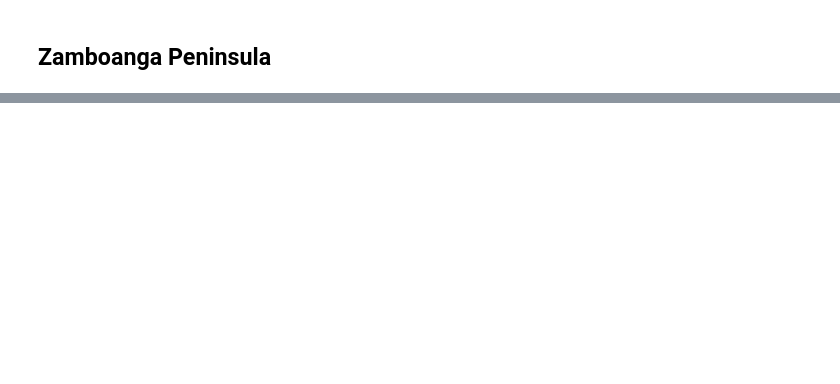
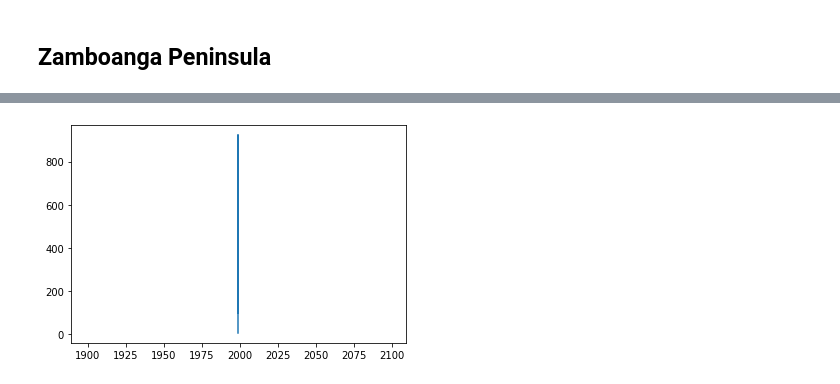
Before and after one commit to GlennBSIT3205/IT-BA-3205_Coalesce, a Jupyter notebook: Education in the Philippines Visualization.ipynb, the cells around one changed output, grey strips where cells are left out. Saved outputs shown, nothing was run; the diff lists cells and outputs as text; code cells hidden in the pictures; blank space fills up the shorter version.

```diff
--- a/Education in the Philippines Visualization.ipynb
+++ b/Education in the Philippines Visualization.ipynb
@@ -224,3 +224,13 @@ display(df.iloc[87:95])
 | 92 | NaN | Rizal Technological University | NaN | 18,550 | 22,895 | 22,932 | 5,811 | ... |
 | 93 | NaN | Technological University of the P... | NaN | 16,454 | 19,527 | 18,890 | 5,645 | ... |
 | 94 | NaN | University of the Philippines | NaN | 57,403 | 57,139 | 57,387 | 9,427 | ... |
+# %%
+from matplotlib import pyplot as plt
+
+xpoints = [2016-17,2017-18,2018-19,2016-17,2017-18,2018-19]
+ypoints = [127,287,100,922,106,6,]
+
+plt.plot(xpoints, ypoints)
+plt.show()
+# %% [output]
+[figure, added]
```
